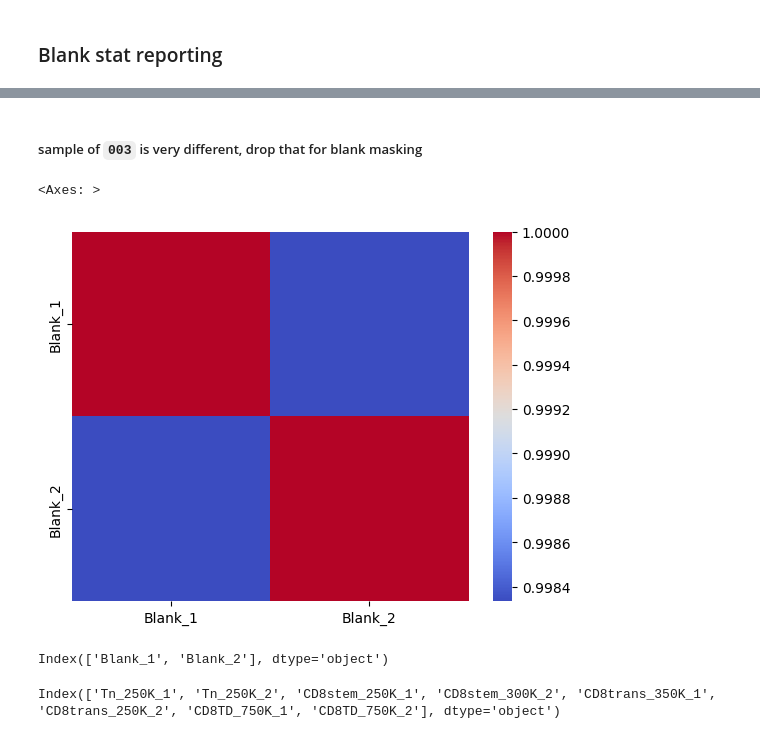
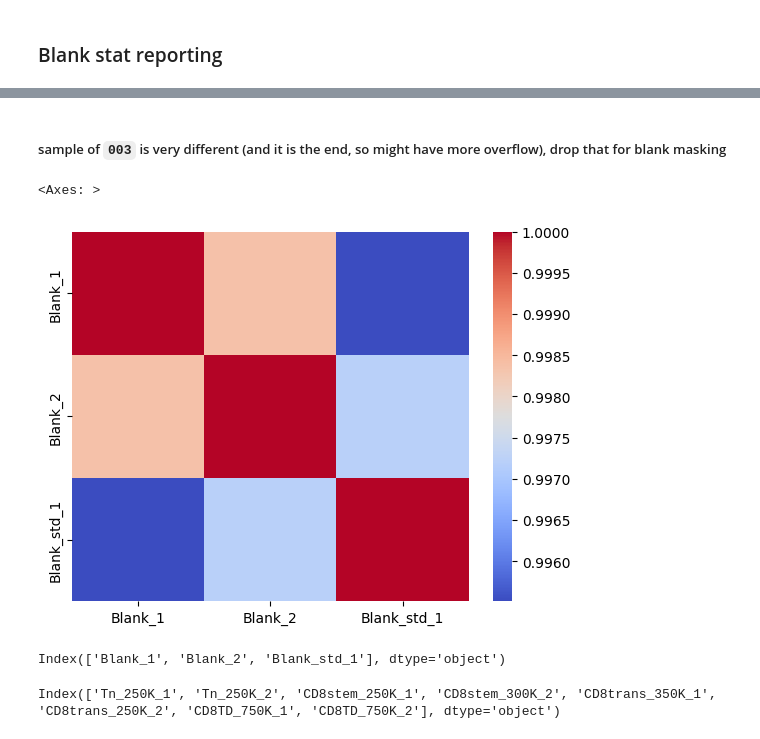
Before and after one commit to shuzhao-li-lab/Phosphatidylserine_analyses, a Jupyter notebook: script/python/Preprocessing-on-asari-run-lipidomics-labeled-wt-targeted-search-rmTn750K.ipynb, the cells around one changed output, grey strips where cells are left out. Cells and saved outputs as stored; diff of their text form; code cells hidden in the pictures.

Commit message:
preprocessing using feature table with stem cell indexed - the preprocessing now incorporate the stem cell to assist annotations

```diff
--- a/script/python/Preprocessing-on-asari-run-lipidomics-labeled-wt-targeted-search-rmTn750K.ipynb
+++ b/script/python/Preprocessing-on-asari-run-lipidomics-labeled-wt-targeted-search-rmTn750K.ipynb
@@ -34,9 +16,8 @@ pd.set_option('display.max_rows', 1000)
 pd.set_option('display.max_columns', 500)
 pd.set_option('display.width', 1000)
 # %%
-asari_out_fdr = "../../../asari-output-RPneg/output_asari_project_31312361/"
-targeted_file = "../../../target_list/PS-target-list-singular-M-H.txt"
-metadata_file = "../../../seq/RPneg_addgrp.csv"
+asari_out_fdr = "../../../asari-output-RPneg/output_asari_project_32322133_wtStemCell//"
+metadata_file = "../../../seq/RPneg_addgrp_wtStemCell.csv"
 mode = "RPneg"
 group_percNA_threshold = 0.3 # < percNA, should be presented in any group
 rm_samples = ['Tn_750K_3', 'Tn_750K_4']
@@ -239,16 +244,16 @@ sns.heatmap(blank_df.corr(), cmap="coolwarm")
 # %% [markdown]
-##### sample of `003` is very different, drop that for blank masking
+##### sample of `003` is very different (and it is the end, so might have more overflow), drop that for blank masking
 # %%
-blank_df = select_column_regExpr(data_df,'Blank\_[1-2]+') # ignore 001
+blank_df = select_column_regExpr(data_df,'Blank\_[(1-2)|std]+') # ignore 001
 sns.heatmap(blank_df.corr(), cmap="coolwarm")
 # %% [output]
 <Axes: >
-[figure, old version]
+[figure, new version]
 # %%
 print(blank_df.columns)
 blank_dict = report_basic_stat(blank_df)
 # %% [output]
-Index(['Blank_1', 'Blank_2'], dtype='object')
+Index(['Blank_1', 'Blank_2', 'Blank_std_1'], dtype='object')
 # %%
 sample_df = data_df.loc[:,[x for x in data_df.columns if re.search("CD8stem|Tn|CD8TD|CD8trans",x)]]
 print(sample_df.columns)
```
Also changed, not shown: parts of 45 cells of this notebook, 2 other files.
